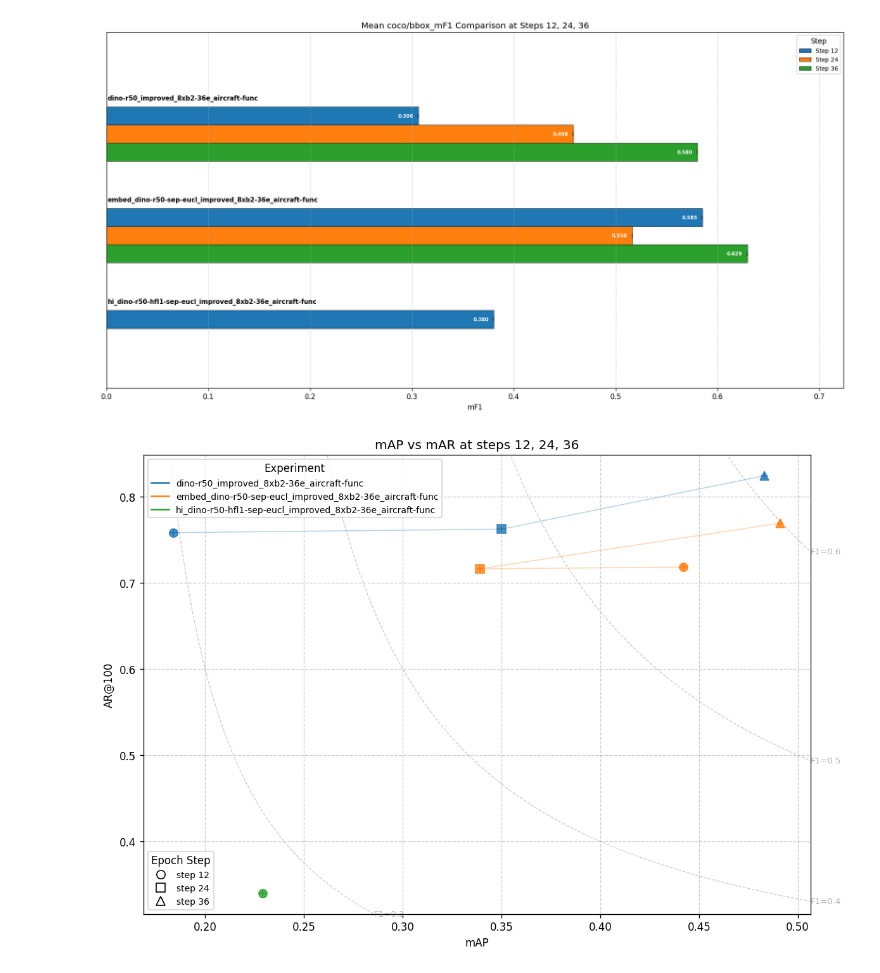
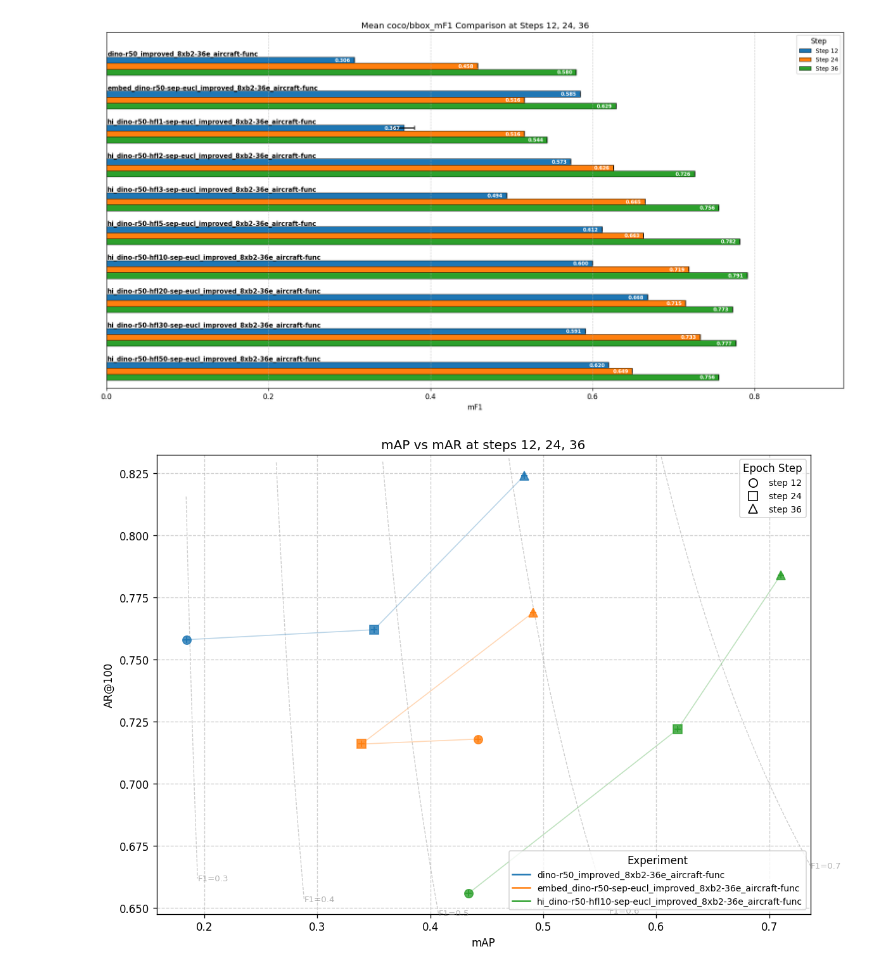
Before and after one commit to Gogonemnem/hierarchical-object-detection, a Jupyter notebook: notebooks/comparison.ipynb, the cells around one changed output. Cells and saved outputs as stored; diff of their text form; code cells hidden in the pictures.

```diff
--- a/notebooks/comparison.ipynb
+++ b/notebooks/comparison.ipynb
@@ -454,19 +177,27 @@ def plot_f1_comparison(
 # %%
 # Example usage of the new plot_f1_comparison function
 experiment_dirs_to_compare = [
     "../work_dirs/dino-r50_improved_8xb2-36e_aircraft-func",
     "../work_dirs/embed_dino-r50-sep-eucl_improved_8xb2-36e_aircraft-func",
     "../work_dirs/hi_dino-r50-hfl1-sep-eucl_improved_8xb2-36e_aircraft-func",
+    "../work_dirs/hi_dino-r50-hfl2-sep-eucl_improved_8xb2-36e_aircraft-func",
+    # "../work_dirs/hi_dino-r50-hfl3-ecl-sep-raw-eucl_improved_8xb2-36e_aircraft-func",
+    "../work_dirs/hi_dino-r50-hfl3-sep-eucl_improved_8xb2-36e_aircraft-func",
+    "../work_dirs/hi_dino-r50-hfl5-sep-eucl_improved_8xb2-36e_aircraft-func",
+    "../work_dirs/hi_dino-r50-hfl10-sep-eucl_improved_8xb2-36e_aircraft-func",
+    "../work_dirs/hi_dino-r50-hfl20-sep-eucl_improved_8xb2-36e_aircraft-func",
+    "../work_dirs/hi_dino-r50-hfl30-sep-eucl_improved_8xb2-36e_aircraft-func",
+    "../work_dirs/hi_dino-r50-hfl50-sep-eucl_improved_8xb2-36e_aircraft-func",
 ]
 plot_f1_comparison(
     experiment_dirs=experiment_dirs_to_compare,
     f1_key="coco/bbox_mF1",
     target_steps=[12, 24, 36],
     figsize=(15, 8),
     show=True
 )
 # %% [output]
-[figure, old version]
+[figure, new version]
 # %%
 import os
 import glob
@@ -707,11 +438,19 @@ def plot_precision_recall_comparison(
 experiment_dirs_to_compare = [
     "../work_dirs/dino-r50_improved_8xb2-36e_aircraft-func",
     "../work_dirs/embed_dino-r50-sep-eucl_improved_8xb2-36e_aircraft-func",
-    "../work_dirs/hi_dino-r50-hfl1-sep-eucl_improved_8xb2-36e_aircraft-func",
+    # "../work_dirs/hi_dino-r50-hfl1-sep-eucl_improved_8xb2-36e_aircraft-func",
+    # "../work_dirs/hi_dino-r50-hfl2-sep-eucl_improved_8xb2-36e_aircraft-func",
+    # "../work_dirs/hi_dino-r50-hfl3-ecl-sep-raw-eucl_improved_8xb2-36e_aircraft-func",
+    # "../work_dirs/hi_dino-r50-hfl3-sep-eucl_improved_8xb2-36e_aircraft-func",
+    # "../work_dirs/hi_dino-r50-hfl5-sep-eucl_improved_8xb2-36e_aircraft-func",
+    "../work_dirs/hi_dino-r50-hfl10-sep-eucl_improved_8xb2-36e_aircraft-func",
+    # "../work_dirs/hi_dino-r50-hfl20-sep-eucl_improved_8xb2-36e_aircraft-func",
+    # "../work_dirs/hi_dino-r50-hfl30-sep-eucl_improved_8xb2-36e_aircraft-func",
+    # "../work_dirs/hi_dino-r50-hfl50-sep-eucl_improved_8xb2-36e_aircraft-func",
 ]
 plot_precision_recall_comparison(
     experiment_dirs=experiment_dirs_to_compare,
     target_steps=[12, 24, 36],
 )
 # %% [output]
-[figure, old version]
+[figure, new version]
```
Also changed, not shown: parts of 4 cells of this notebook.
